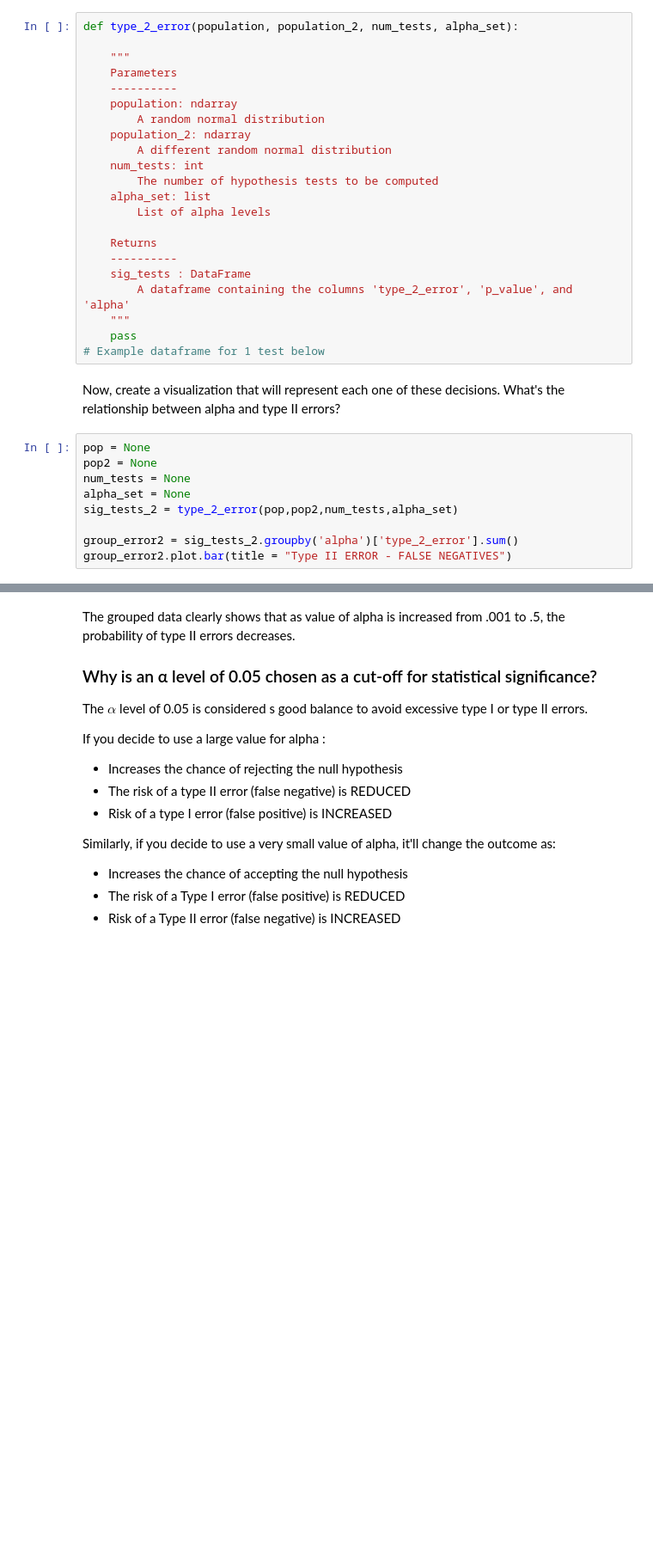
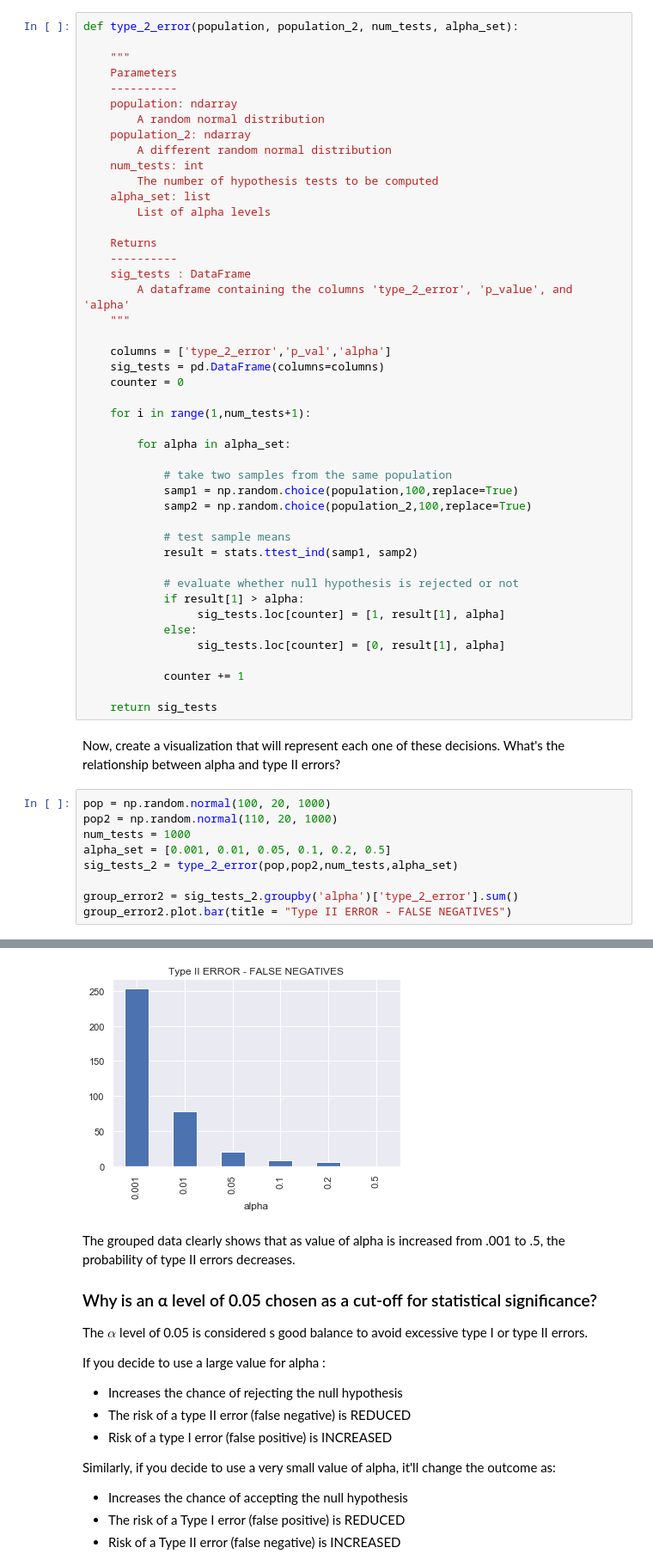
Before and after one commit to emel333/dsc-type-1-and-2-error-lab-onl01-dtsc-pt-070620, a Jupyter notebook: index.ipynb, the cells around one changed output, grey strips where cells are left out. Shown: that part at 86% size. Cells and saved outputs as stored; diff of their text form; blank space fills up the shorter version.

```diff
--- a/index.ipynb
+++ b/index.ipynb
@@ -202,16 +250,40 @@ def type_2_error(population, population_2, num_tests, alpha_set):
     sig_tests : DataFrame
         A dataframe containing the columns 'type_2_error', 'p_value', and 'alpha'
     """
-    pass
-# Example dataframe for 1 test below
+
+    columns = ['type_2_error','p_val','alpha']
+    sig_tests = pd.DataFrame(columns=columns)
+    counter = 0
+
+    for i in range(1,num_tests+1):
+
+        for alpha in alpha_set:
+
+            # take two samples from the same population
+            samp1 = np.random.choice(population,100,replace=True)
+            samp2 = np.random.choice(population_2,100,replace=True)
+
+            # test sample means
+            result = stats.ttest_ind(samp1, samp2)
+
+            # evaluate whether null hypothesis is rejected or not
+            if result[1] > alpha:
+                 sig_tests.loc[counter] = [1, result[1], alpha]
+            else:
+                 sig_tests.loc[counter] = [0, result[1], alpha]
+
+            counter += 1
+
+    return sig_tests
 # %% [markdown]
 Now, create a visualization that will represent each one of these decisions. What's the relationship between alpha and type II errors?
 # %%
-pop = None
-pop2 = None
-num_tests = None
-alpha_set = None
+pop = np.random.normal(100, 20, 1000)
+pop2 = np.random.normal(110, 20, 1000)
+num_tests = 1000
+alpha_set = [0.001, 0.01, 0.05, 0.1, 0.2, 0.5]
 sig_tests_2 = type_2_error(pop,pop2,num_tests,alpha_set)
 
 group_error2 = sig_tests_2.groupby('alpha')['type_2_error'].sum()
 group_error2.plot.bar(title = "Type II ERROR - FALSE NEGATIVES")
+# %% [output]
@@ -218,3 +291,4 @@ group_error2.plot.bar(title = "Type II ERROR - FALSE NEGATIVES")
+[figure, added]
 # %% [markdown]
 The grouped data clearly shows that as value of alpha is increased from .001 to .5, the probability of type II errors decreases.
 
```
Also changed, not shown: parts of 8 cells of this notebook.
